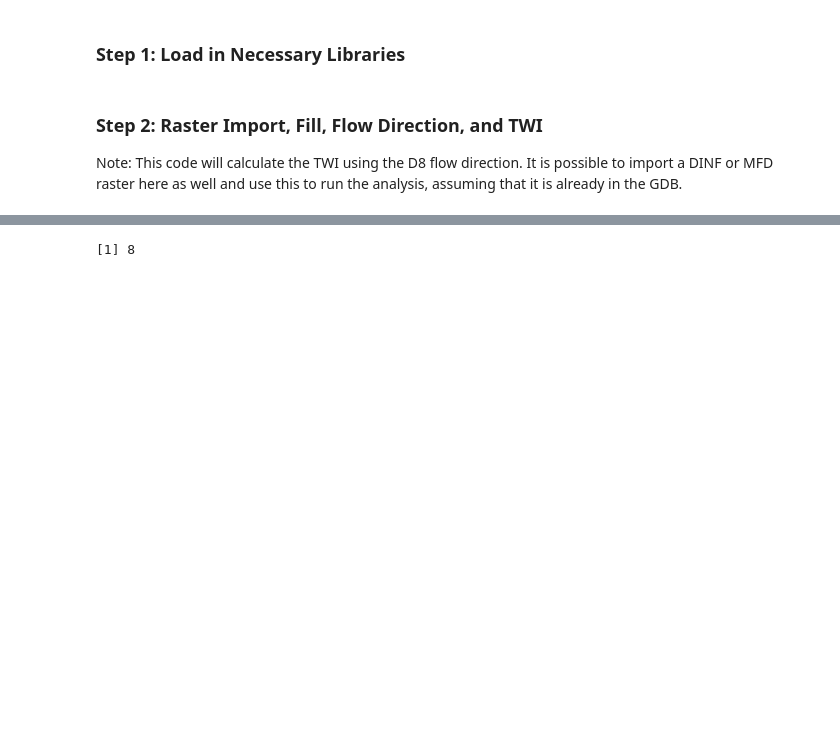
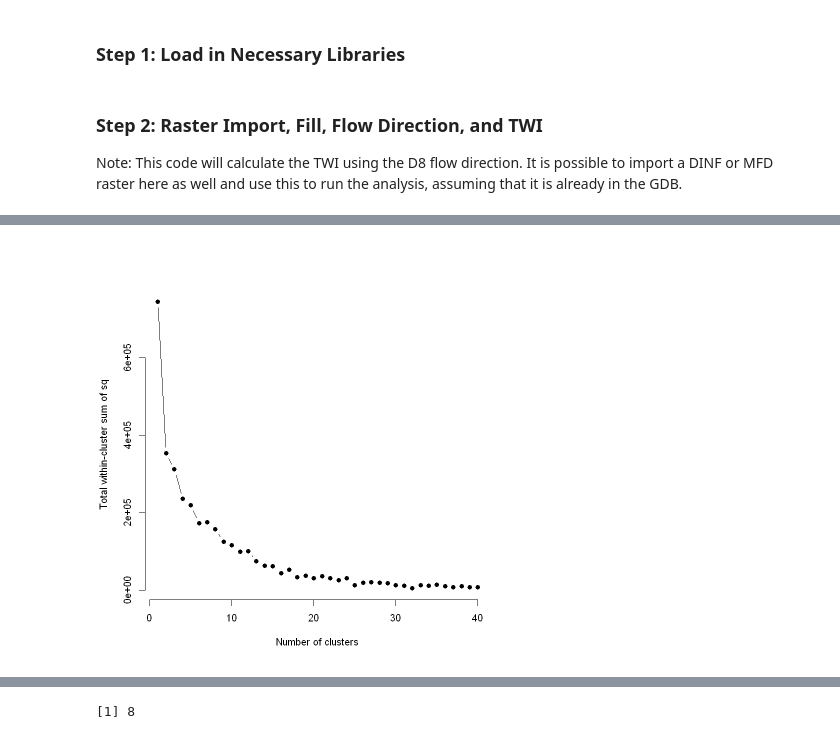
Before and after one commit to tyler-mahoney/modeling-streamflow-permanence, a Jupyter notebook: run-spatial-discretization.ipynb, the cells around one changed output, grey strips where cells are left out. Drawn from its saved outputs; the diff is of its cells as text; code cells hidden in the pictures; blank space fills up the shorter version.

```diff
--- a/run-spatial-discretization.ipynb
+++ b/run-spatial-discretization.ipynb
@@ -58,0 +152,33 @@ Any number of layers may be input to represent HRUs. HRUs will be derived from a
+# %%
+wss.raster <- function(k) {
+    # Run the K-means analysis
+    FR.kmeans.raster <- raster.kmeans(FR.stack, k, iter.max=10, nstart = 10, geo = T, geo.weight = 1)
+
+    # Load in the data and get into vector form
+    FR.HRU.vector <- data.frame('hru' = as.vector(FR.kmeans.raster))
+    FR.TWI.vector <- data.frame('TWI' = as.vector(FR.TWI.dinf.cut))
+    FR.soils.vector <- data.frame('soils' = as.vector(FR.soils))
+    FR.elev.bands.vector <- data.frame('Elev.bands' = as.vector(FR.elev.bands))
+
+    # Put the raster vectors into a cleaned data frame
+    FR.rasters.df <- data.frame(FR.HRU.vector,FR.TWI.vector,FR.soils.vector,FR.elev.bands.vector)
+    FR.rasters.df.clean <- FR.rasters.df[complete.cases(FR.rasters.df),]
+
+    # Calculate the within cluster sum of squares
+    within.ss <- wcss(FR.rasters.df.clean[,-1],FR.rasters.df.clean[,1])
+
+    # Return the total within cluster sum of squares
+    return(within.ss$WCSS)
+}
+
+set.seed(123)
+
+# Compute and plot within sum squares for k = 1 to k = 40
+k.values <- 1:40
+
+# extract within sum of squares for 1-40 clusters
+wss_values <- map_dbl(k.values,wss.raster)
+
+# plot within sum of squares vs cluster (HRU) number
+plot(k.values,wss_values,type='b',pch=19,frame=F,xlab='Number of clusters',ylab='Total within-cluster sum of sq')
+# %% [output]
@@ -58,0 +189 @@ Any number of layers may be input to represent HRUs. HRUs will be derived from a
+[figure, added]
```
Also changed, not shown: parts of 19 cells of this notebook, 14 other files.
